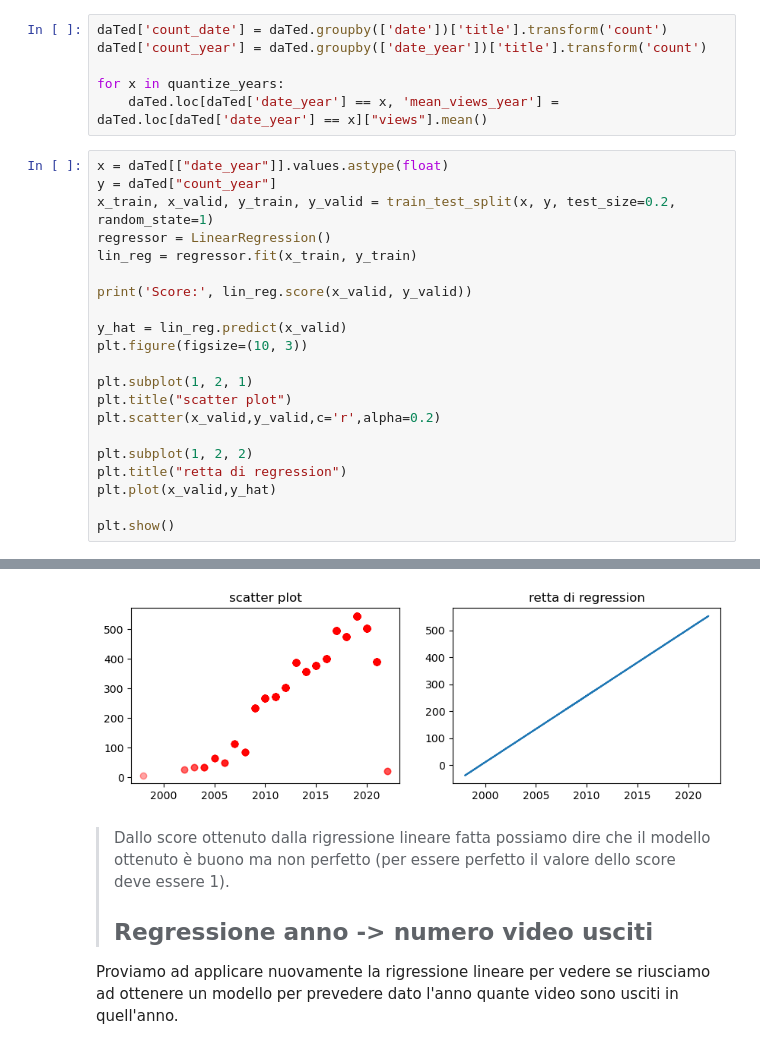
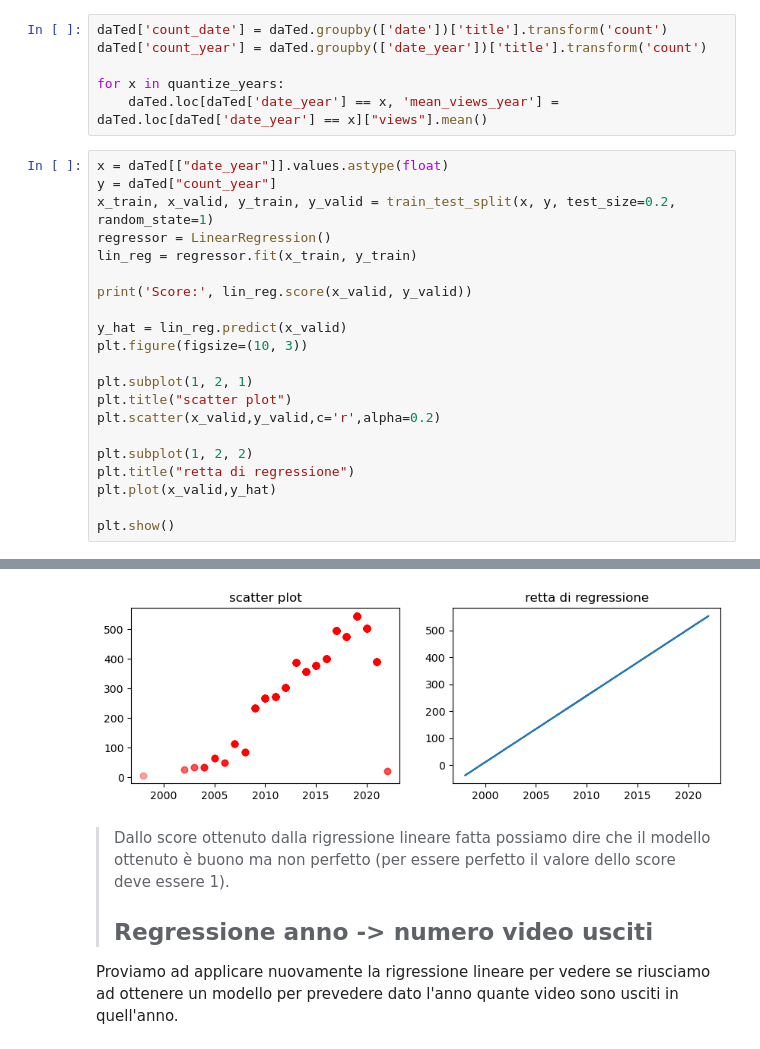
Before and after one commit to InKeaton/DataTed, a Jupyter notebook: data_ted_neo.ipynb, the cells around one changed output, grey strips where cells are left out. Drawn from its saved outputs; the diff is of its cells as text.

```diff
--- a/data_ted_neo.ipynb
+++ b/data_ted_neo.ipynb
@@ -601,7 +610,7 @@ plt.title("scatter plot")
 plt.scatter(x_valid,y_valid,c='r',alpha=0.2)
 
 plt.subplot(1, 2, 2)
-plt.title("retta di regression")
+plt.title("retta di regressione")
 plt.plot(x_valid,y_hat)
 
 plt.show()
@@ -610,4 +619,4 @@ Score: 0.7297070457520423
-[figure, old version]
+[figure, new version]
 # %% [markdown]
 >Dallo score ottenuto dalla rigressione lineare fatta possiamo dire che il modello ottenuto è buono ma non perfetto (per essere perfetto il valore dello score deve essere 1).<br>
 >## Regressione anno -> numero video usciti
```
Also changed, not shown: parts of 12 cells of this notebook.
